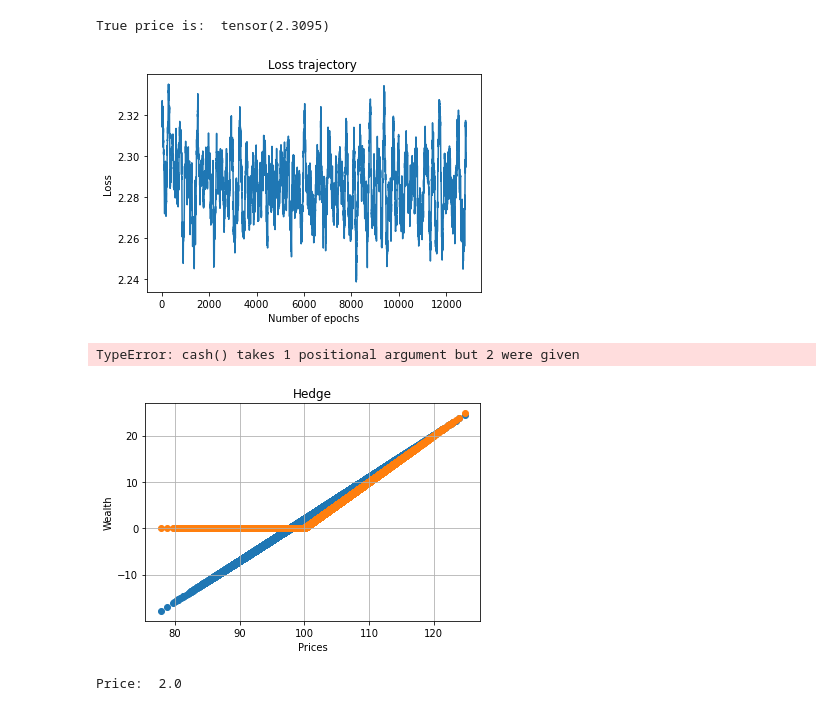
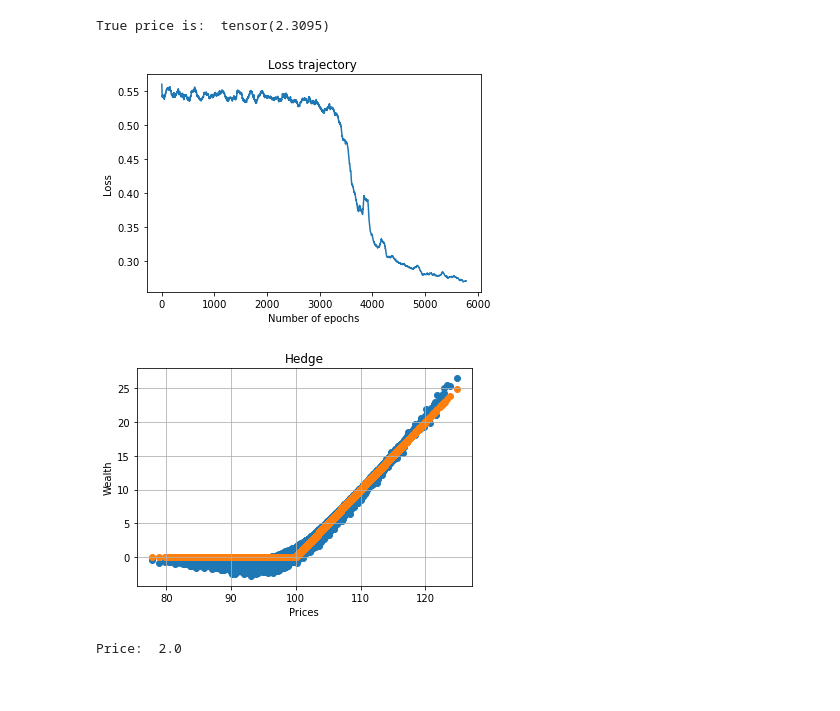
Before and after one commit to justinhou95/NeuralHedge, a Jupyter notebook: deepefficienthedge.ipynb, the cells around one changed output. Drawn from its saved outputs; the diff is of its cells as text; code cells hidden in the pictures.

```diff
--- a/deepefficienthedge.ipynb
+++ b/deepefficienthedge.ipynb
@@ -82,29 +82,29 @@ True price is:  tensor(2.3095)
 # %%
 from typing import List
 from typing import Optional
 
 from torch import Tensor
 from torch.nn import Module
 
 price = 2.0
 class EfficientHedger(datahedger.Hedger):
     def __init__(self,model: Optional[Module]):
         super().__init__(model)
     def compute_pnl(self, input: List[Tensor]):
         prices, information, payoff = input
         wealth= self(input)
         pnl = wealth - payoff + price
         return pnl
 
 
 model = mlp.NeuralNetSequential(n_output = n_asset)
+
 hedger = datahedger.Hedger(model)
-history = hedger.fit(dataset_market, EPOCHS=66,criterion=loss.PowerMeasure())
+history = hedger.fit(dataset_market, EPOCHS=30,criterion=loss.PowerMeasure(10))
 
 plot_history(history)
 # %% [output]
-[figure, old version]
+[figure, new version]
-TypeError: cash() takes 1 positional argument but 2 were given
 # %%
 paths,_,payoff = data_set
 wealth0 = hedger(data_set).detach().numpy()
@@ -122,5 +122,5 @@ plt.show()
 
 print('Price: ', price)
 # %% [output]
-[figure, old version]
+[figure, new version]
 Price:  2.0
```
